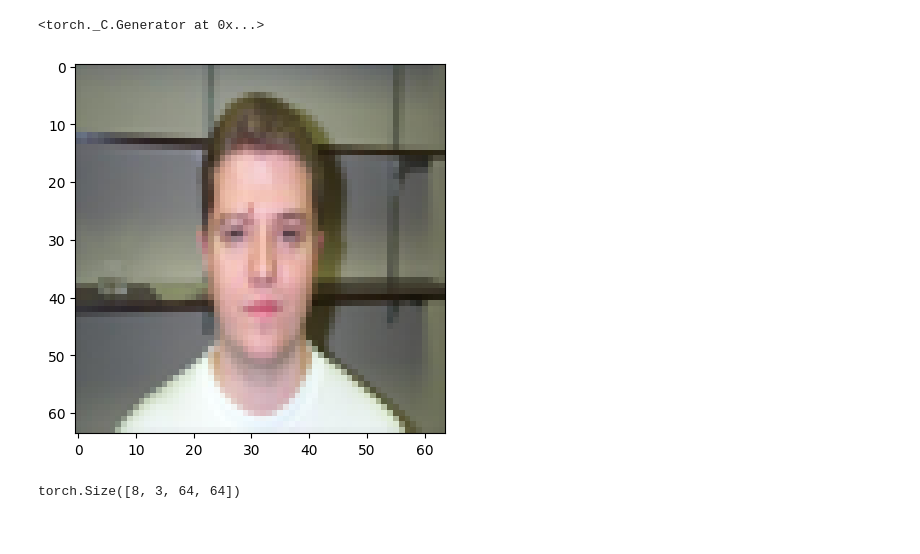
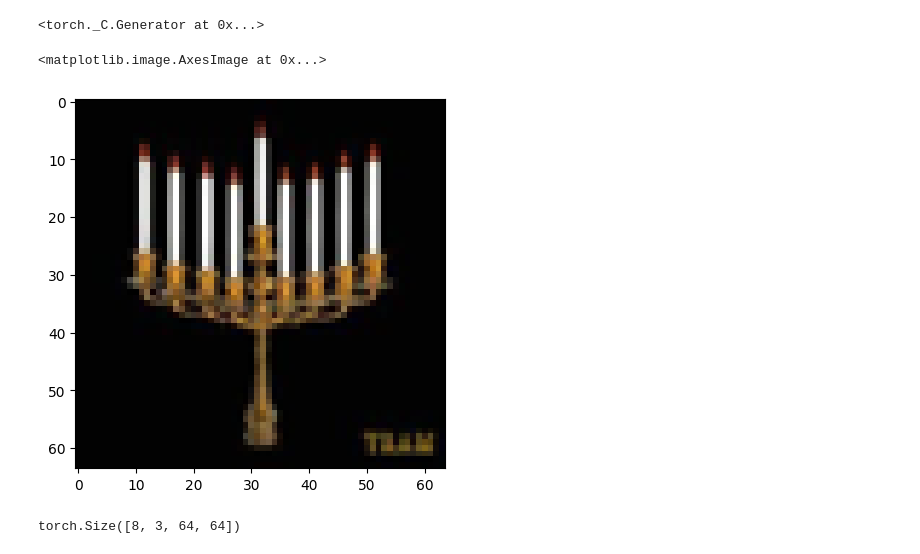
Before and after one commit to yukikongju/Miscellaneous-Projects, a Jupyter notebook: UnetScratch/playground/Fine-Tuning on another dataset.ipynb, the cells around one changed output. Drawn from its saved outputs; the diff is of its cells as text; code cells hidden in the pictures.

```diff
--- a/UnetScratch/playground/Fine-Tuning on another dataset.ipynb
+++ b/UnetScratch/playground/Fine-Tuning on another dataset.ipynb
@@ -188,10 +221,10 @@ test_dataloader = DataLoader(test_dataset, batch_size=8)
 # --- TODO: visualize image
 batch, labels = next(iter(train_dataloader))
 # %%
-for image, label in zip(batch, labels):
-    plt.imshow(image.permute(1, 2, 0))
+plt.imshow(batch[7].permute(1, 2, 0))
 # %% [output]
+<matplotlib.image.AxesImage at 0x...>
-[figure, old version]
+[figure, new version]
 # %%
 batch.shape
 # %% [output]
```
Also changed, not shown: parts of 24 cells of this notebook, 2 other files.
